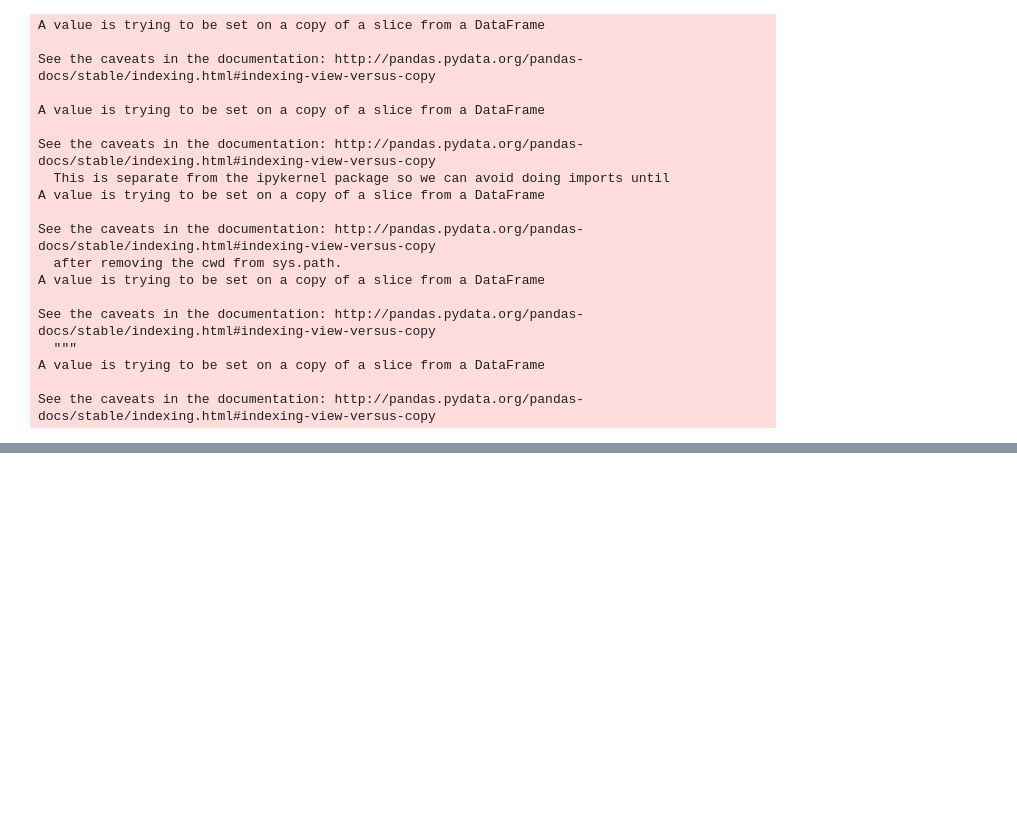
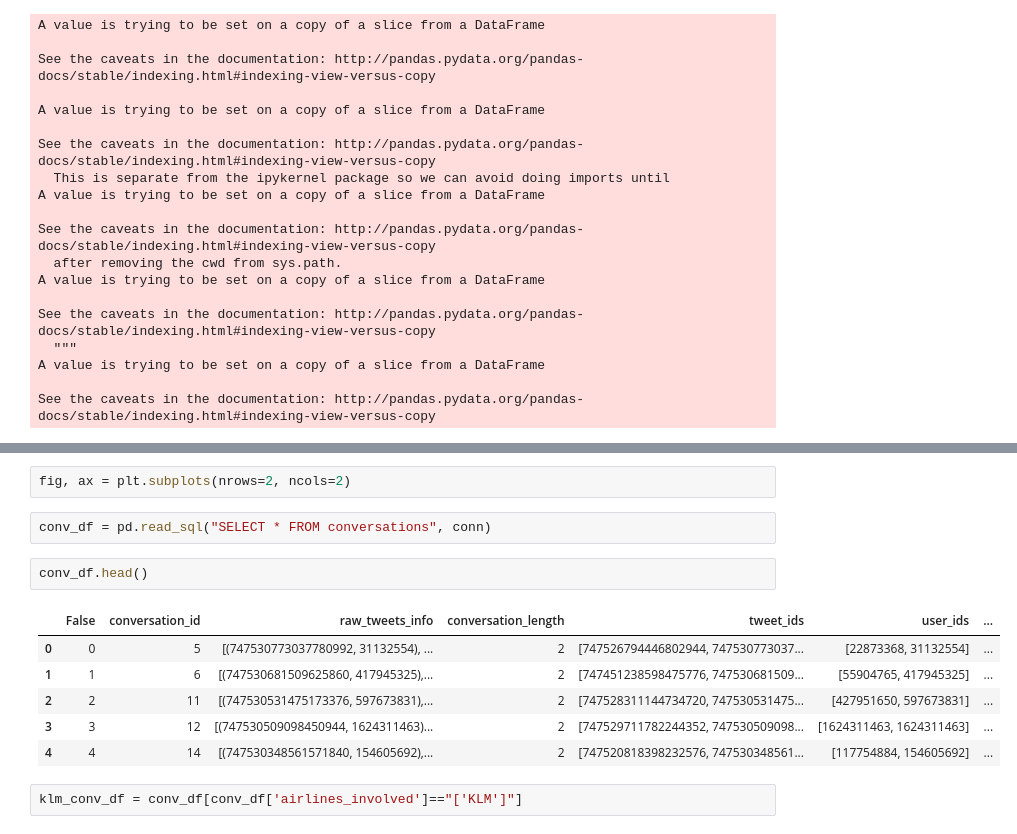
Before and after one commit to dharmsen/DBLDataChallenge, a Jupyter notebook: vis/language viz.ipynb, the cells around one changed output, grey strips where cells are left out. Cells and saved outputs as stored; diff of their text form; blank space fills up the shorter version.

```diff
--- a/vis/language viz.ipynb
+++ b/vis/language viz.ipynb
@@ -141,0 +206,15 @@ plt.savefig('outgoingtweets', dpi=300)
+# %%
+fig, ax = plt.subplots(nrows=2, ncols=2)
+# %%
+conv_df = pd.read_sql("SELECT * FROM conversations", conn)
+# %%
+conv_df.head()
+# %% [output]
+|  | False | conversation_id | raw_tweets_info | conversation_length | tweet_ids | user_ids | ... |
+| 0 | 0 | 5 | [(747530773037780992, 31132554), ... | 2 | [747526794446802944, 747530773037... | [22873368, 31132554] | ... |
+| 1 | 1 | 6 | [(747530681509625860, 417945325),... | 2 | [747451238598475776, 747530681509... | [55904765, 417945325] | ... |
+| 2 | 2 | 11 | [(747530531475173376, 597673831),... | 2 | [747528311144734720, 747530531475... | [427951650, 597673831] | ... |
+| 3 | 3 | 12 | [(747530509098450944, 1624311463)... | 2 | [747529711782244352, 747530509098... | [1624311463, 1624311463] | ... |
+| 4 | 4 | 14 | [(747530348561571840, 154605692),... | 2 | [747520818398232576, 747530348561... | [117754884, 154605692] | ... |
+# %%
+klm_conv_df = conv_df[conv_df['airlines_involved']=="['KLM']"]
```
Also changed, not shown: parts of 29 cells of this notebook, 2 other files.
